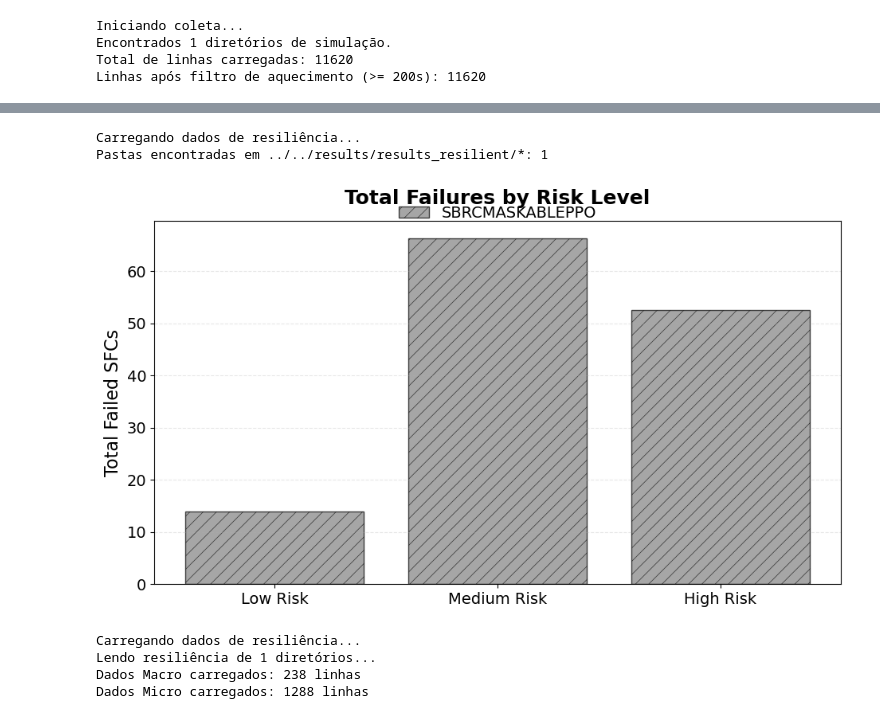
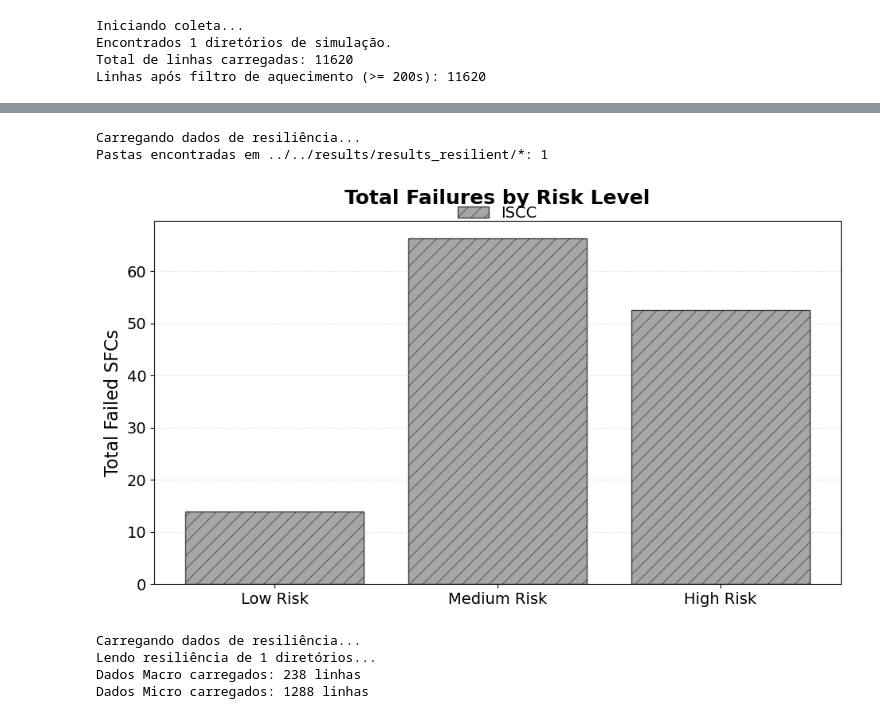
Before and after one commit to FialhoSJ/multi-user-sfc, a Jupyter notebook: plots/2026/teste.ipynb, the cells around one changed output, grey strips where cells are left out. Drawn from its saved outputs; the diff is of its cells as text; code cells hidden in the pictures.

```diff
--- a/plots/2026/teste.ipynb
+++ b/plots/2026/teste.ipynb
@@ -591,7 +591,8 @@ MAPA_NOMES = {
     'greedyb': 'GreedyB',
     'kuririn': 'INOMMUS',
     'darsppo': 'DA-RSPPO',
-    'hephaestus': 'Hephaestus'
+    'hephaestus': 'Hephaestus',
+    'SBRCMASKABLEPPO': 'ISCC'
 }
 
 # Cores e Hachuras (Estilo consistente)
@@ -678,34 +679,34 @@ def plot_failures_by_risk(dados):
                         color=cor, hatch=hachura, edgecolor='black', alpha=0.7)
 
         # Opcional: Adicionar o valor em cima da barra
         # ax.bar_label(barras, padding=3, fmt='%d', fontsize=10)
 
     # Estilização
     ax.set_ylabel('Total Failed SFCs', fontsize=16)
     ax.set_title('Total Failures by Risk Level', fontsize=18, fontweight='bold', pad=15)
     ax.set_xticks(x)
     ax.set_xticklabels(categorias, fontsize=14)
     ax.tick_params(axis='y', labelsize=14)
     ax.grid(axis='y', linestyle='--', alpha=0.3)
 
     # Legenda
     ax.legend(loc='upper center', bbox_to_anchor=(0.5, 1.08),
               ncol=len(algoritmos), frameon=False, fontsize=14)
 
     plt.tight_layout()
     plt.savefig('failures_by_risk_grouped.pdf', dpi=300, bbox_inches='tight')
     plt.show()
 
 # ==========================================
 # 4. EXECUÇÃO
 # ==========================================
 print("Carregando dados de resiliência...")
 dados_resiliencia = carregar_dados_resiliencia(DIR_RESILIENT)
 plot_failures_by_risk(dados_resiliencia)
 # %% [output]
 Carregando dados de resiliência...
 Pastas encontradas em ../../results/results_resilient/*: 1
-[figure, old version]
+[figure, new version]
 # %%
 def carregar_dados_resiliencia_completo(diretorio_pattern):
     """
```
Also changed, not shown: parts of 8 cells of this notebook, 3 other files.
